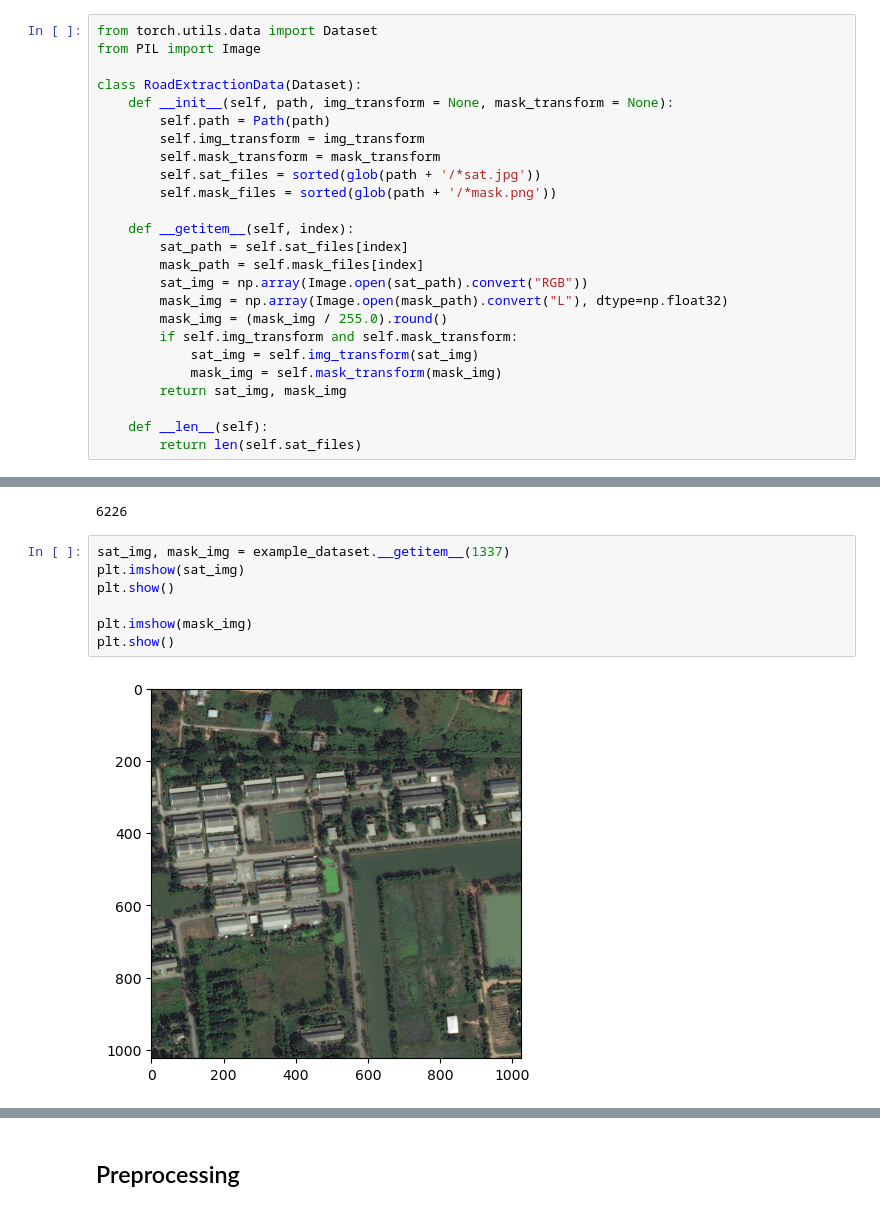
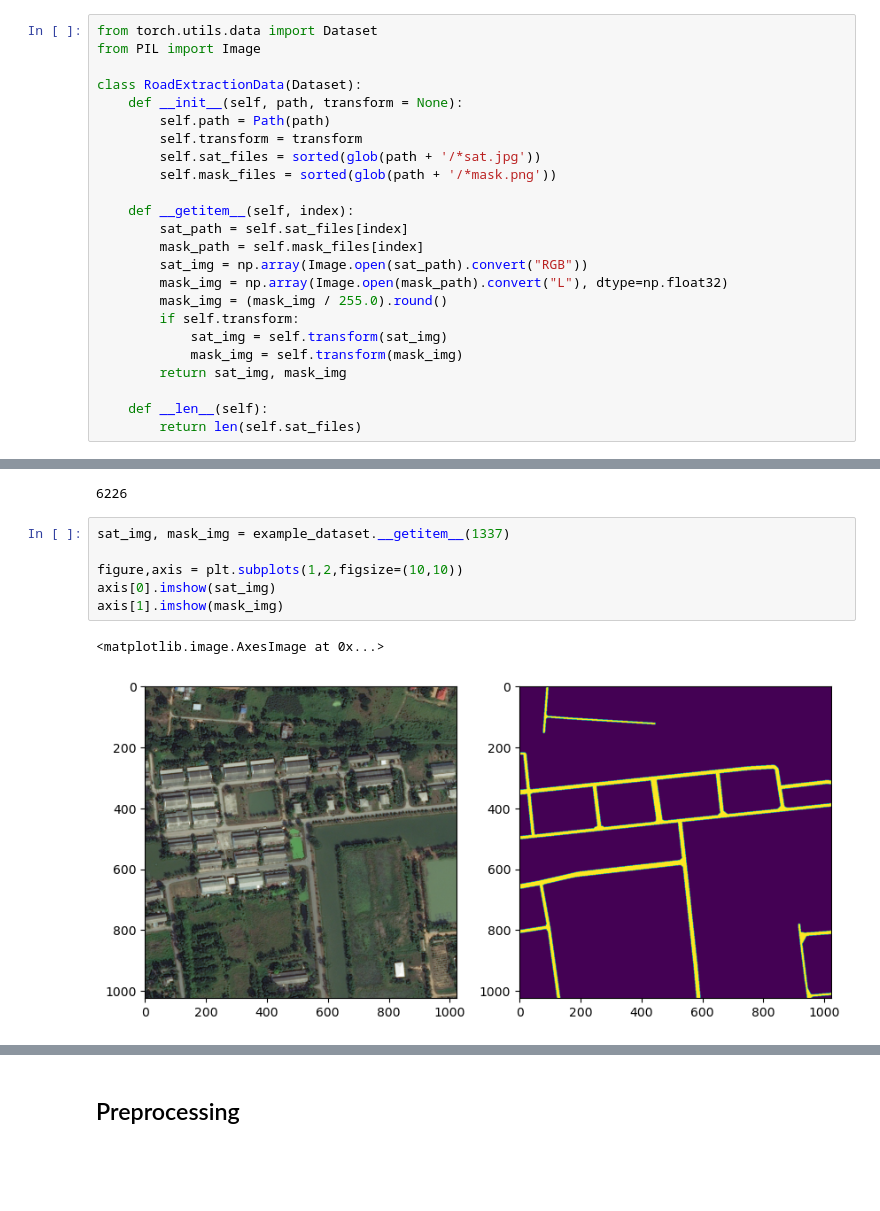
Before and after one commit to obennet/road-extraction-swin-unet, a Jupyter notebook: RoadExtraction.ipynb, the cells around one changed output, grey strips where cells are left out. Drawn from its saved outputs; the diff is of its cells as text; blank space fills up the shorter version.

```diff
--- a/RoadExtraction.ipynb
+++ b/RoadExtraction.ipynb
@@ -29,10 +29,9 @@ from torch.utils.data import Dataset
 from PIL import Image
 
 class RoadExtractionData(Dataset):
-    def __init__(self, path, img_transform = None, mask_transform = None):
+    def __init__(self, path, transform = None):
         self.path = Path(path)
-        self.img_transform = img_transform
-        self.mask_transform = mask_transform
+        self.transform = transform
         self.sat_files = sorted(glob(path + '/*sat.jpg'))
         self.mask_files = sorted(glob(path + '/*mask.png'))
 
@@ -42,9 +41,9 @@ class RoadExtractionData(Dataset):
         sat_img = np.array(Image.open(sat_path).convert("RGB"))
         mask_img = np.array(Image.open(mask_path).convert("L"), dtype=np.float32)
         mask_img = (mask_img / 255.0).round()
-        if self.img_transform and self.mask_transform:
-            sat_img = self.img_transform(sat_img)
-            mask_img = self.mask_transform(mask_img)
+        if self.transform:
+            sat_img = self.transform(sat_img)
+            mask_img = self.transform(mask_img)
         return sat_img, mask_img
 
     def __len__(self):
@@ -56,10 +55,10 @@ print(example_dataset.__len__())
 6226
 # %%
 sat_img, mask_img = example_dataset.__getitem__(1337)
-plt.imshow(sat_img)
-plt.show()
 
-plt.imshow(mask_img)
-plt.show()
+figure,axis = plt.subplots(1,2,figsize=(10,10))
+axis[0].imshow(sat_img)
+axis[1].imshow(mask_img)
 # %% [output]
+<matplotlib.image.AxesImage at 0x...>
-[figure, old version]
+[figure, new version]
```
Also changed, not shown: parts of 16 cells of this notebook.
